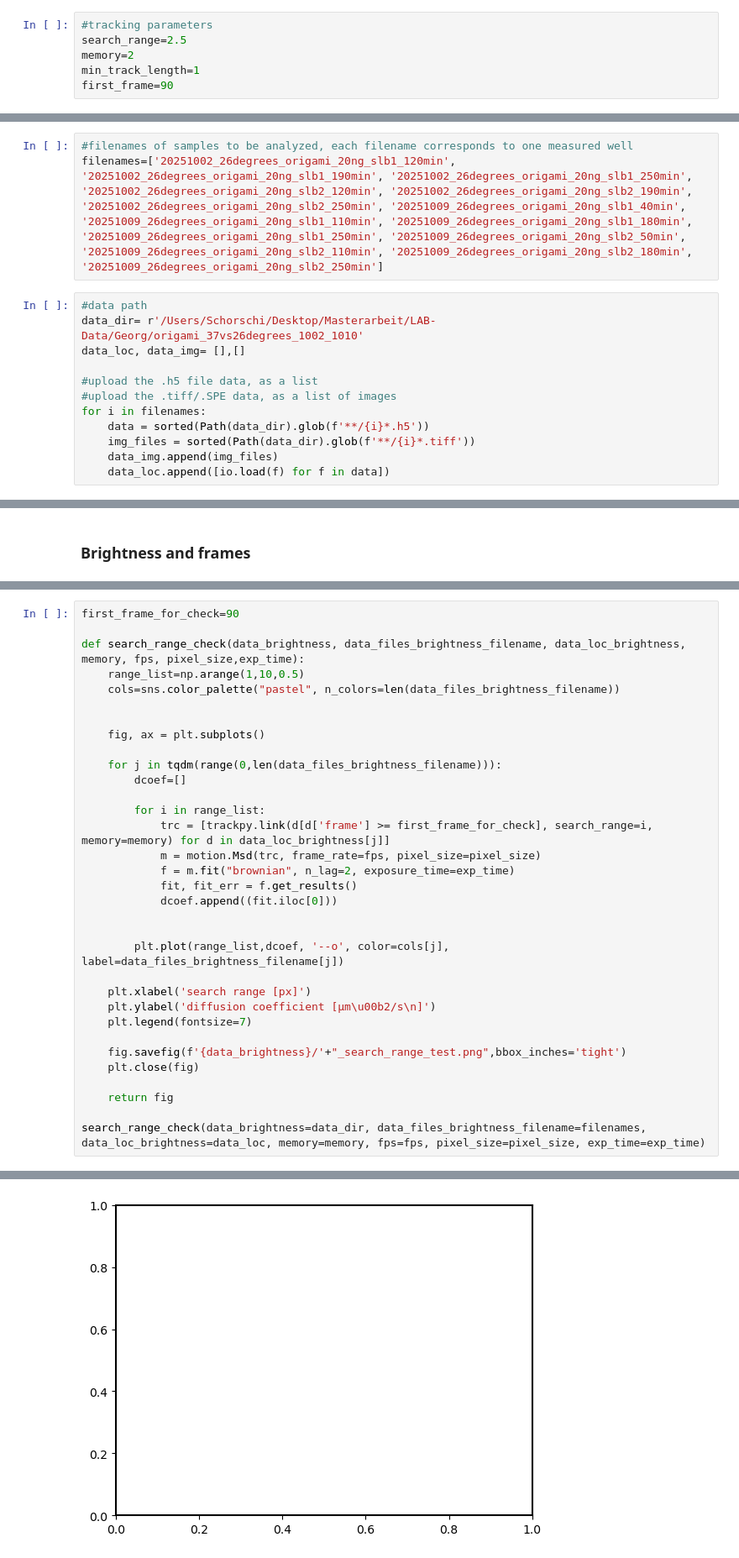
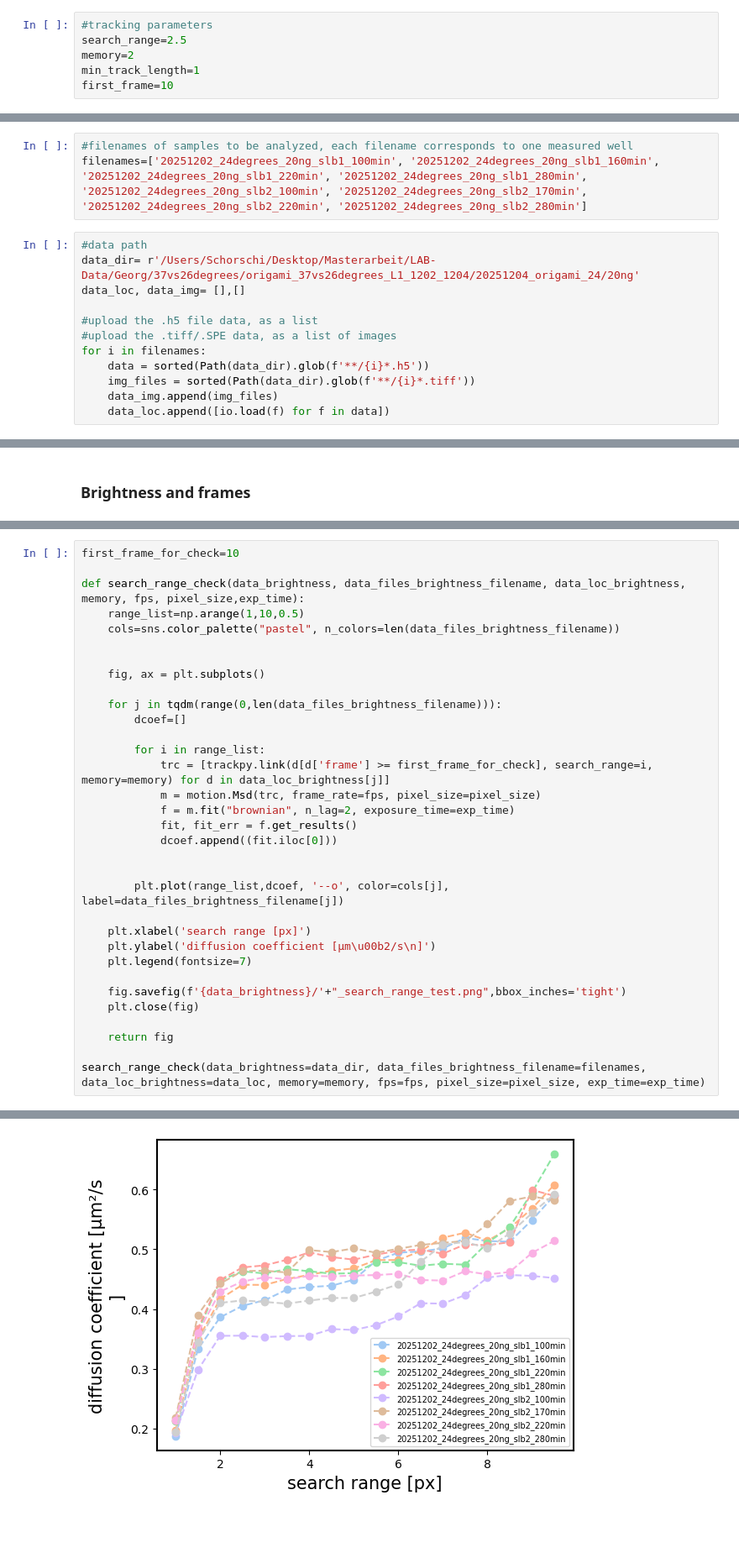
Before and after one commit to bigschorsch/TIRF-microscopy-data, a Jupyter notebook: diffusion_AM_FORcycle_NEW.ipynb, the cells around one changed output, grey strips where cells are left out. Shown at 84% size. Saved outputs shown, nothing was run; the diff lists cells and outputs as text; blank space fills up the shorter version.

```diff
--- a/diffusion_AM_FORcycle_NEW.ipynb
+++ b/diffusion_AM_FORcycle_NEW.ipynb
@@ -78,7 +78,7 @@ fps = 1/(t_del+exp_time) #frames per second
 search_range=2.5
 memory=2
 min_track_length=1
-first_frame=90
+first_frame=10
 # %%
 #if origami sample, origami=True, if proteins, origami=False
 origami=True
@@ -129,10 +130,10 @@ AttributeError: 'NoneType' object has no attribute 'dumps'
 CompletedProcess(args=['/opt/anaconda3/envs/sdt-env/bin/python', '-m', 'sdt.gui.locator'], returncode=0)
 # %%
 #filenames of samples to be analyzed, each filename corresponds to one measured well
-filenames=['20251002_26degrees_origami_20ng_slb1_120min', '20251002_26degrees_origami_20ng_slb1_190min', '20251002_26degrees_origami_20ng_slb1_250min', '20251002_26degrees_origami_20ng_slb2_120min', '20251002_26degrees_origami_20ng_slb2_190min', '20251002_26degrees_origami_20ng_slb2_250min', '20251009_26degrees_origami_20ng_slb1_40min', '20251009_26degrees_origami_20ng_slb1_110min', '20251009_26degrees_origami_20ng_slb1_180min', '20251009_26degrees_origami_20ng_slb1_250min', '20251009_26degrees_origami_20ng_slb2_50min', '20251009_26degrees_origami_20ng_slb2_110min', '20251009_26degrees_origami_20ng_slb2_180min', '20251009_26degrees_origami_20ng_slb2_250min']
+filenames=['20251202_24degrees_20ng_slb1_100min', '20251202_24degrees_20ng_slb1_160min', '20251202_24degrees_20ng_slb1_220min', '20251202_24degrees_20ng_slb1_280min', '20251202_24degrees_20ng_slb2_100min', '20251202_24degrees_20ng_slb2_170min', '20251202_24degrees_20ng_slb2_220min', '20251202_24degrees_20ng_slb2_280min']
 # %%
 #data path
-data_dir= r'/Users/Schorschi/Desktop/Masterarbeit/LAB-Data/Georg/origami_37vs26degrees_1002_1010'
+data_dir= r'/Users/Schorschi/Desktop/Masterarbeit/LAB-Data/Georg/37vs26degrees/origami_37vs26degrees_L1_1202_1204/20251204_origami_24/20ng'
 data_loc, data_img= [],[]
 
 #upload the .h5 file data, as a list
@@ -381,5 +411,5 @@ IndexError: list index out of range
 # %%
-first_frame_for_check=90
+first_frame_for_check=10
 
 def search_range_check(data_brightness, data_files_brightness_filename, data_loc_brightness, memory, fps, pixel_size,exp_time):
     range_list=np.arange(1,10,0.5)
@@ -416,4 +445,4 @@ IndexError: index 0 is out of bounds for axis 0 with size 0
-[figure, old version]
+[figure, new version]
 # %%
 data_dir
 # %% [output]
```
Also changed, not shown: parts of 17 cells of this notebook, 1 other file.
